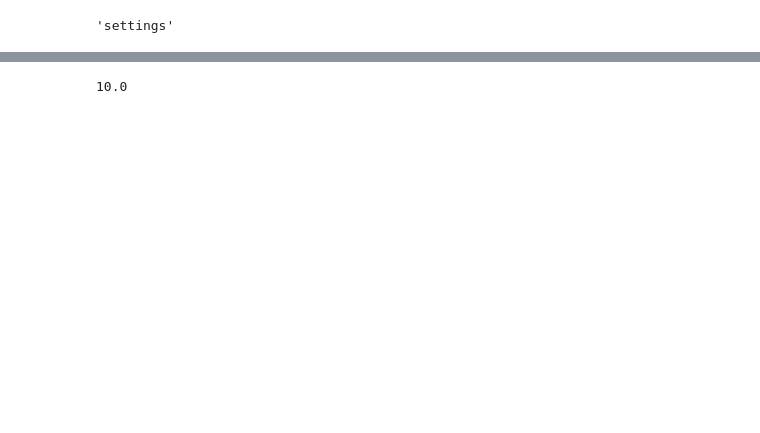
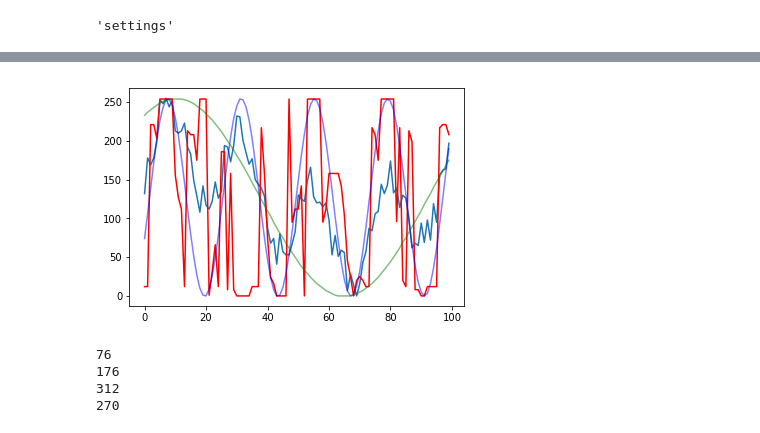
Before and after one commit to Becktor/FlowFairy, a Jupyter notebook: examples/sine_fix/Untitled.ipynb, the cells around one changed output, grey strips where cells are left out. Saved outputs shown, nothing was run; the diff lists cells and outputs as text; code cells hidden in the pictures; blank space fills up the shorter version.

```diff
--- a/examples/sine_fix/Untitled.ipynb
+++ b/examples/sine_fix/Untitled.ipynb
@@ -20,4 +19,4 @@ cls = tf.placeholder(tf.int32, 64)
 # %%
 with tf.variable_scope('network'):
-    net = net_classify.conv_net(x, cls, None)
+    net = gnet.conv_net(x, cls, None)
 # %% [output]
@@ -87,3 +85,15 @@ Tensor("strided_slice:0", shape=(200,), dtype=float32)
 def classify(val):
     val = (val-np.min(val))/(np.max(val)-np.min(val))
     return np.floor(val*255)
+
+def getid(frq):
+    limits = settings.FREQUENCY_LIMIT
+    count = settings.CLASS_COUNT
+    step = (limits[1] - limits[0]) // count
+    return (frq-limits[0])//step
+
+def getfrq(fid):
+    limits = settings.FREQUENCY_LIMIT
+    count = settings.CLASS_COUNT
+    step = (limits[1] - limits[0]) // count
+    return limits[0] + step*fid
@@ -103,11 +120,12 @@ print(np.array([mysine]).shape)
 # %%
-pred = tf.argmax(net, 2)
-b=np.tile(classify(mysine+mysine2),(64,1))
-y=np.arange(136,200)
+b = np.array([mysine+mysine2+noise])
+y = np.array([frqid])
+#b=np.tile(classify(mysine+mysine2),(64,1))
+#y=np.arange(136,200)
 run = sess.run(pred, feed_dict={x: b, cls: y})
 # %%
-
-[plt.plot(run[1000:1100]) for run in run]
+plt.plot(classify(b[0][1000:1100]))
+plt.plot(run[0][1000:1100], 'r')
 plt.plot(classify(mysine)[1000:1100], 'b', alpha=0.5)
 plt.plot(classify(mysine2)[1000:1100], 'g', alpha=0.5)
 plt.show()
@@ -117,4 +133,12 @@ plt.show()
+[figure, added]
-# %%
-(150-120)/3
-# %% [output]
-10.0
+# %%
+print(getid(350))
+print(getid(650))
+
+print(120+3*64)
+print(120+3*50)
+# %% [output]
+76
+176
+312
+270
```
Also changed, not shown: parts of 12 cells of this notebook, 7 other files.
